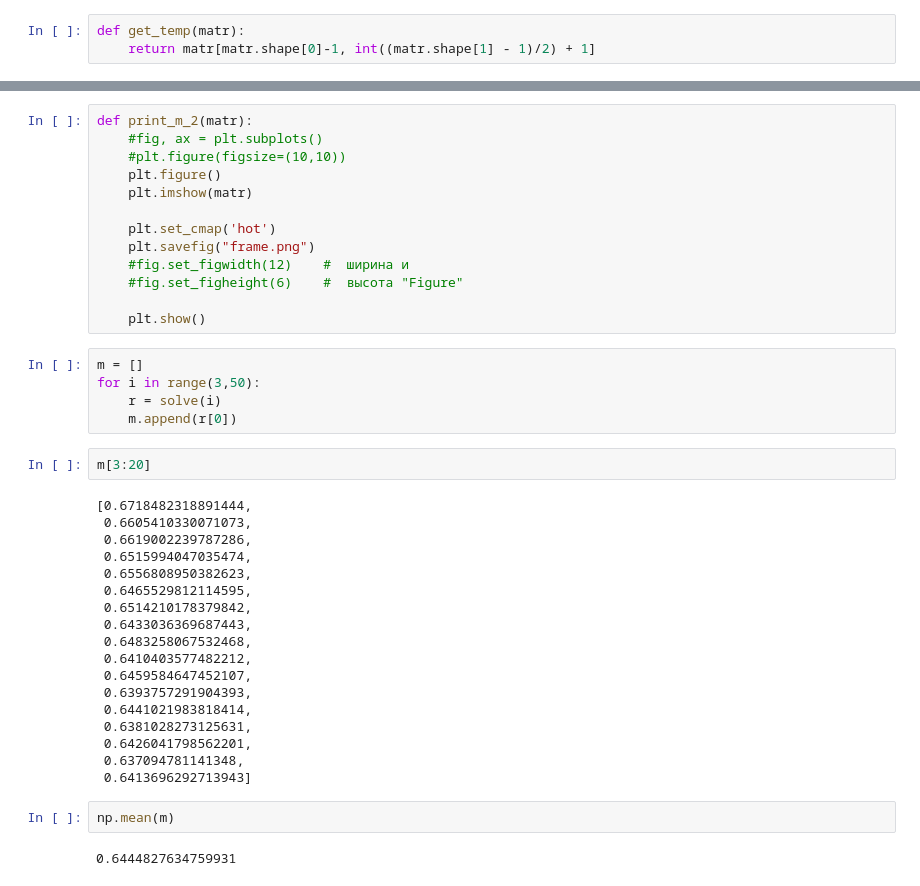
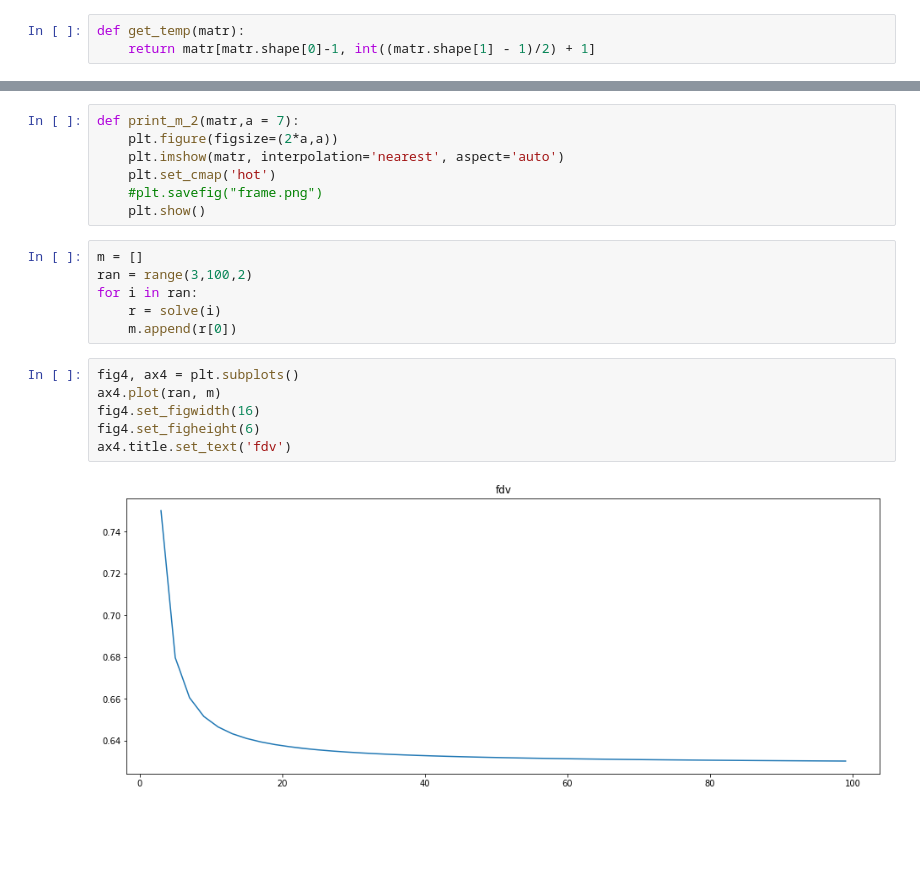
Before and after one commit to andrsolo21/teplMatlab, a Jupyter notebook: task1.ipynb, the cells around one changed output, grey strips where cells are left out. Saved outputs shown, nothing was run; the diff lists cells and outputs as text; blank space fills up the shorter version.

```diff
--- a/task1.ipynb
+++ b/task1.ipynb
@@ -57,43 +50,22 @@ def print_m(matr):
 # %%
-def print_m_2(matr):
-    #fig, ax = plt.subplots()
-    #plt.figure(figsize=(10,10))
-    plt.figure()
-    plt.imshow(matr)
-
+def print_m_2(matr,a = 7):
+    plt.figure(figsize=(2*a,a))
+    plt.imshow(matr, interpolation='nearest', aspect='auto')
     plt.set_cmap('hot')
-    plt.savefig("frame.png")
-    #fig.set_figwidth(12)    #  ширина и
-    #fig.set_figheight(6)    #  высота "Figure"
-
+    #plt.savefig("frame.png")
     plt.show()
 # %%
 m = []
-for i in range(3,50):
+ran = range(3,100,2)
+for i in ran:
     r = solve(i)
     m.append(r[0])
-# %%
-m[3:20]
-# %% [output]
-[0.6718482318891444,
- 0.6605410330071073,
- 0.6619002239787286,
- 0.6515994047035474,
- 0.6556808950382623,
- 0.6465529812114595,
- 0.6514210178379842,
- 0.6433036369687443,
- 0.6483258067532468,
- 0.6410403577482212,
- 0.6459584647452107,
- 0.6393757291904393,
- 0.6441021983818414,
- 0.6381028273125631,
- 0.6426041798562201,
- 0.637094781141348,
- 0.6413696292713943]
-# %%
-np.mean(m)
-# %% [output]
-0.6444827634759931
+# %%
+fig4, ax4 = plt.subplots()
+ax4.plot(ran, m)
+fig4.set_figwidth(16)
+fig4.set_figheight(6)
+ax4.title.set_text('fdv')
+# %% [output]
+[figure, added]
 # %%
```
Also changed, not shown: parts of 6 cells of this notebook, 1 other file.
